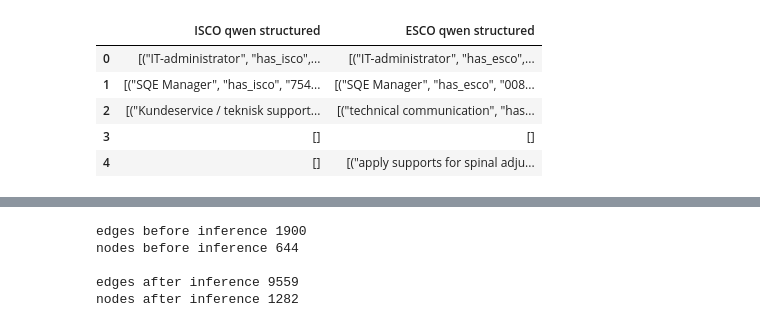
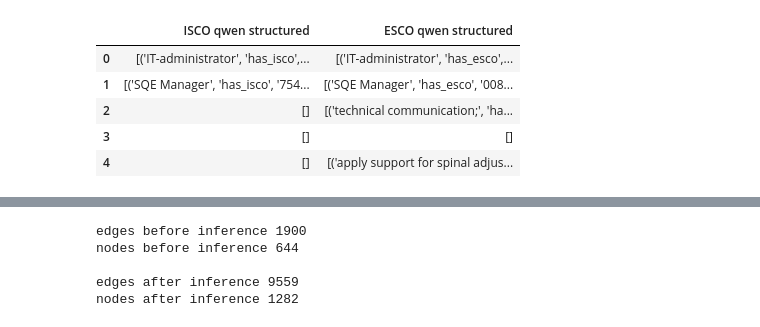
Before and after one commit to Roan-Schellingerhout/AKGC_WSDM, a Jupyter notebook: kg_construction/kg_builder_ISCO_ESCO.ipynb, the cells around one changed output, grey strips where cells are left out. Saved outputs shown, nothing was run; the diff lists cells and outputs as text; code cells hidden in the pictures.

```diff
--- a/kg_construction/kg_builder_ISCO_ESCO.ipynb
+++ b/kg_construction/kg_builder_ISCO_ESCO.ipynb
@@ -31,13 +31,13 @@ df.head()
 # %%
-df_isco = pd.read_excel("../outputs/raw_outputs/ISCO_ESCO_triples.xlsx")
+df_isco = pd.read_excel("../outputs/final_outputs/triples_ISCO_esco.xlsx")
 df_isco[["ISCO qwen structured", "ESCO qwen structured"]].head()
 # %% [output]
 |  | ISCO qwen structured | ESCO qwen structured |
-| 0 | [("IT-administrator", "has_isco",... | [("IT-administrator", "has_esco",... |
-| 1 | [("SQE Manager", "has_isco", "754... | [("SQE Manager", "has_esco", "008... |
-| 2 | [("Kundeservice / teknisk support... | [("technical communication", "has... |
+| 0 | [('IT-administrator', 'has_isco',... | [('IT-administrator', 'has_esco',... |
+| 1 | [('SQE Manager', 'has_isco', '754... | [('SQE Manager', 'has_esco', '008... |
+| 2 | [] | [('technical communication;', 'ha... |
 | 3 | [] | [] |
-| 4 | [] | [("apply supports for spinal adju... |
+| 4 | [] | [('apply support for spinal adjus... |
 # %%
 iscos = pd.read_csv("../pipeline/data_files/isco.csv", encoding="cp850")
 iscos = iscos[iscos["ISCO_version"] == "ISCO-08"]
```
Also changed, not shown: parts of 13 cells of this notebook, 59 other files.
